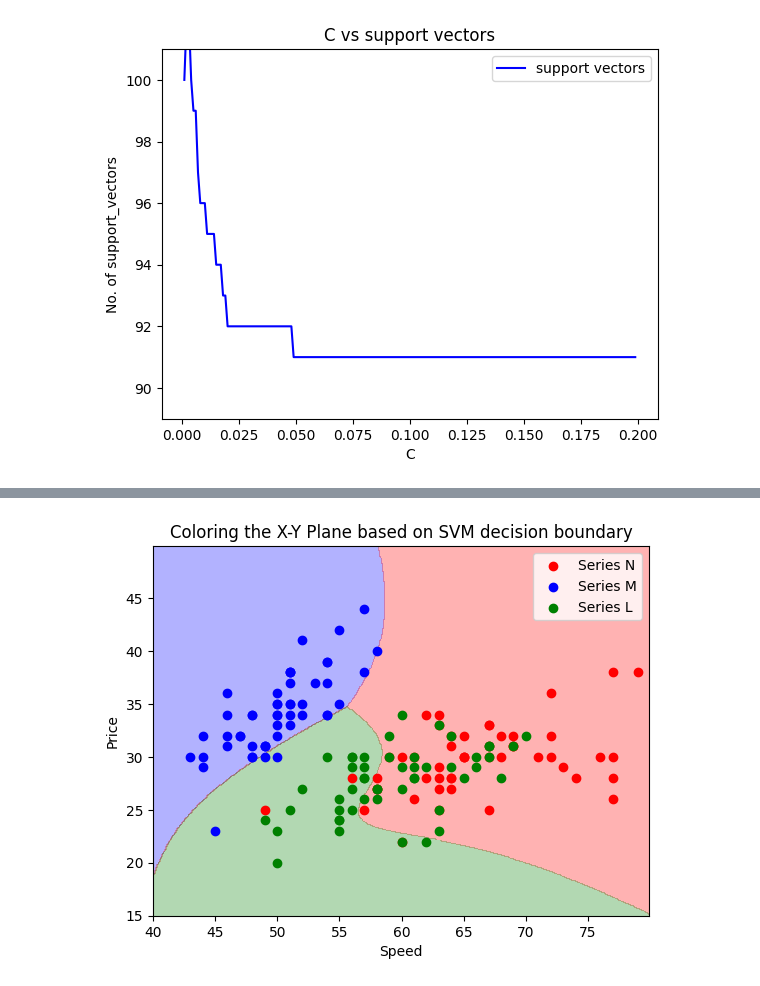
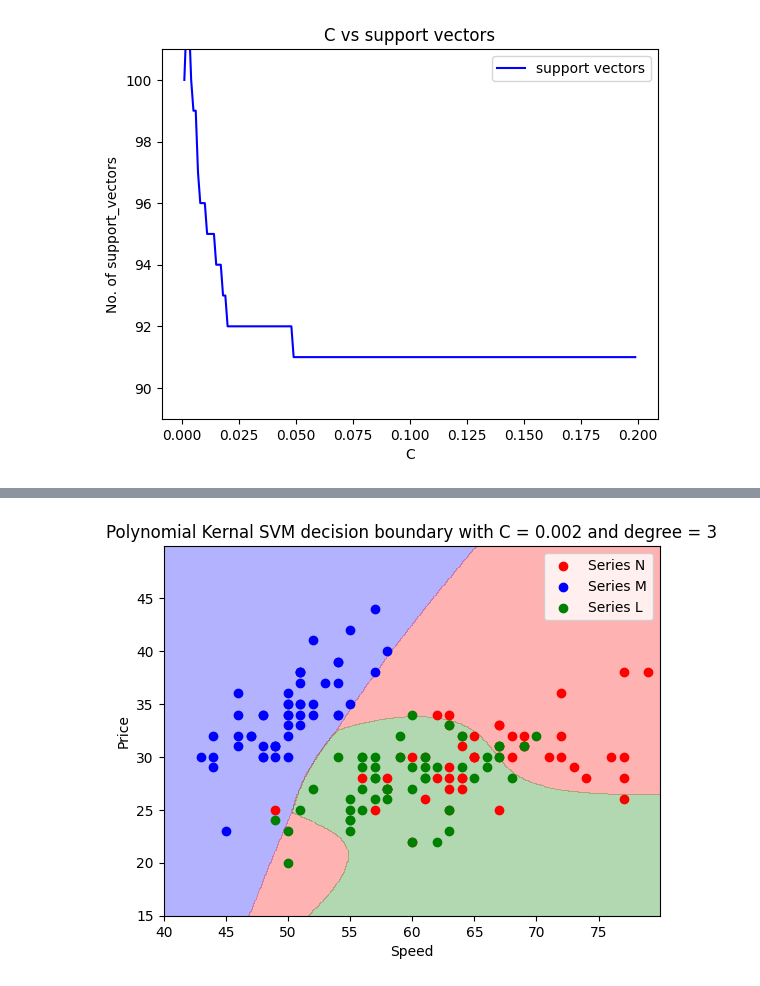
Before and after one commit to Aditya-Y-29/ML-Assignments, a Jupyter notebook: Assignment-2/Task2.ipynb, the cells around one changed output, grey strips where cells are left out. Cells and saved outputs as stored; diff of their text form; code cells hidden in the pictures.

```diff
--- a/Assignment-2/Task2.ipynb
+++ b/Assignment-2/Task2.ipynb
@@ -231,9 +316,8 @@ plt.show()
 # ------------------------------------------- Plotting the optimal classifier ----------------------------------------
 # --------------------------------------------------------------------------------------------------------------------
 # %%
-# Finding the equation of hyperplane.
 X = np.array(df[['speed', 'price']].values.tolist())
-C = 0.7
+C = 0.0005
 
 y_m = np.array(df['Model'].replace('Series M', '1').replace('Series N', '-1').replace('Series L', '-1').values.tolist(), dtype=np.float64)
 y_n = np.array(df['Model'].replace('Series M', '-1').replace('Series N', '1').replace('Series L', '-1').values.tolist(), dtype=np.float64)
@@ -513,8 +606,7 @@ plot_c_vs_avg_accuracy_score(c_list, average_testing_accuracy_scores, average_tr
 # ----------------------------- Optimal decision boundary of SVM with polynomial kernal -------------------------
 # ---------------------------------------------------------------------------------------------------------------
 # %%
-# Plotting desicion boundary of SVM having polynomial kernal.
-def plot_svm_decision_boundary_with_polynomial_kernal():
+def plot_svm_decision_boundary_with_polynomial_kernal(C, degree):
     x_min, x_max = 40, 80
     y_min, y_max = 15, 50
     step = 0.1
@@ -527,11 +619,11 @@ def plot_svm_decision_boundary_with_polynomial_kernal():
     plt.xlabel('Speed')
     plt.ylabel('Price')
     plt.legend()
-    plt.title('Coloring the X-Y Plane based on SVM decision boundary')
+    plt.title(f'Polynomial Kernal SVM decision boundary with C = {C} and degree = {degree}')
     plt.show()
 # %%
 degree = 3
-C = 1.25
+C = 0.002
 X = np.array(df[['speed', 'price']].values.tolist())
 y_m = np.array(df['Model'].replace('Series M', '1').replace('Series N', '-1').replace('Series L', '-1').values.tolist(), dtype=np.float64)
 y_n = np.array(df['Model'].replace('Series M', '-1').replace('Series N', '1').replace('Series L', '-1').values.tolist(), dtype=np.float64)
@@ -547,9 +639,9 @@ for idx in range(len(X)):
 # %%
 x_column = 'speed'
 y_column = 'price'
 dataframe = df.copy(deep=False)
-plot_svm_decision_boundary_with_polynomial_kernal()
+plot_svm_decision_boundary_with_polynomial_kernal(C, degree)
 # %% [output]
-[figure, old version]
+[figure, new version]
 # %%
 # ---------------------------------------------------------------------------------------------------------
```
Also changed, not shown: parts of 51 cells of this notebook.
